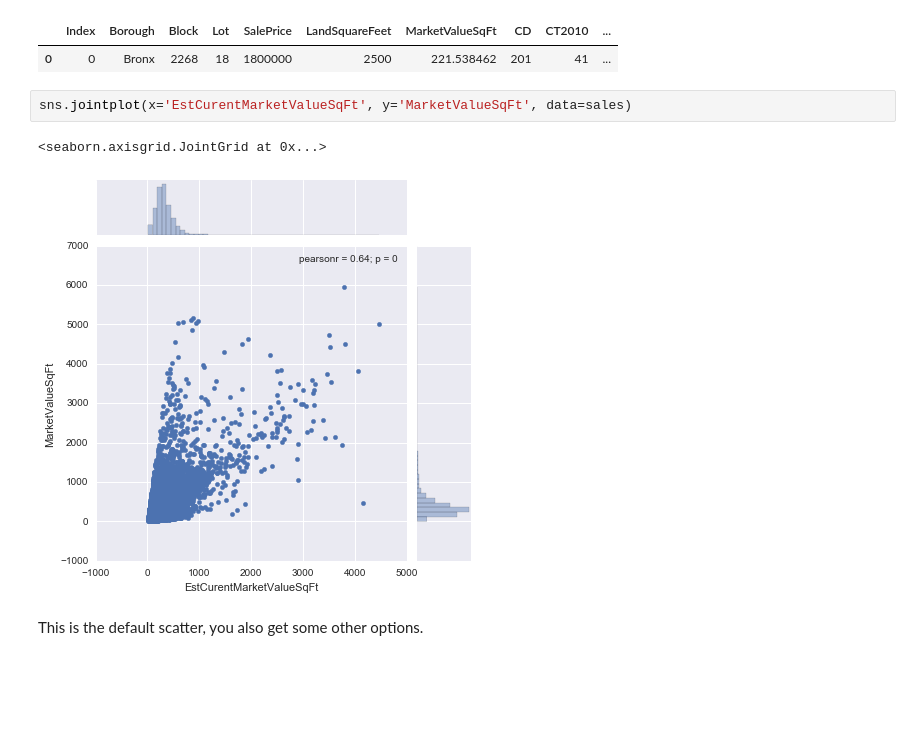
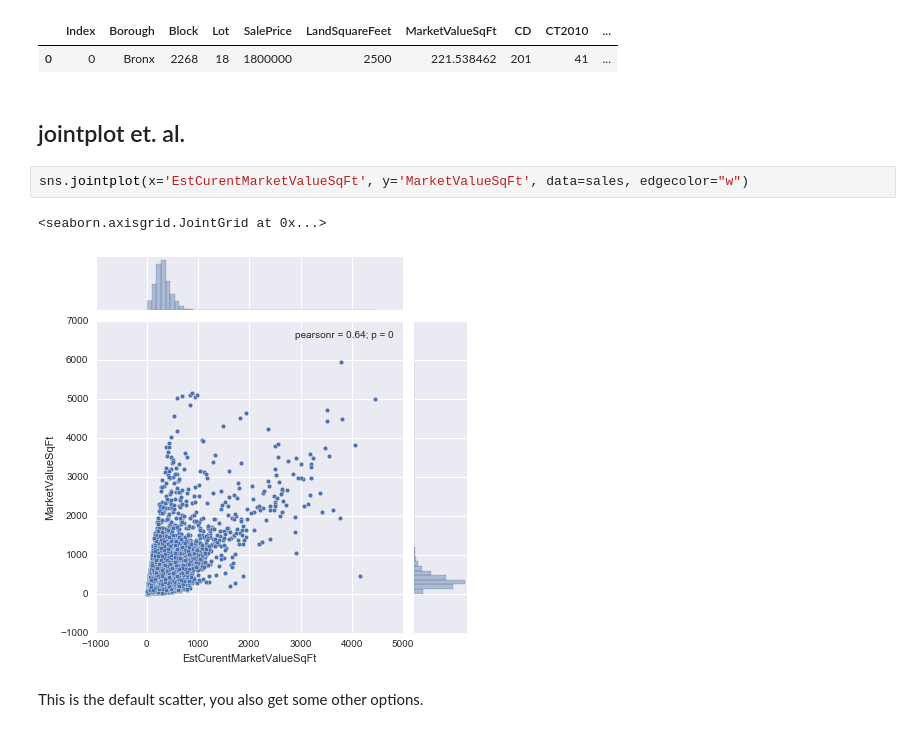
Before and after one commit to ResidentMario/nyc-health-inspections, a Jupyter notebook: seaborn_api_multivariate.ipynb, the cells around one changed output. Cells and saved outputs as stored; diff of their text form; blank space fills up the shorter version.

```diff
--- a/seaborn_api_multivariate.ipynb
+++ b/seaborn_api_multivariate.ipynb
@@ -34,11 +34,13 @@ sales.head(1)
 # %% [output]
 |  | Index | Borough | Block | Lot | SalePrice | LandSquareFeet | MarketValueSqFt | CD | CT2010 | ... |
 | 0 | 0 | Bronx | 2268 | 18 | 1800000 | 2500 | 221.538462 | 201 | 41 | ... |
+# %% [markdown]
+## jointplot et. al.
 # %%
-sns.jointplot(x='EstCurentMarketValueSqFt', y='MarketValueSqFt', data=sales)
+sns.jointplot(x='EstCurentMarketValueSqFt', y='MarketValueSqFt', data=sales, edgecolor="w")
 # %% [output]
 <seaborn.axisgrid.JointGrid at 0x...>
-[figure, old version]
+[figure, new version]
 # %% [markdown]
 This is the default scatter, you also get some other options.
 # %%
```
Also changed, not shown: parts of 7 cells of this notebook, 2 other files.
